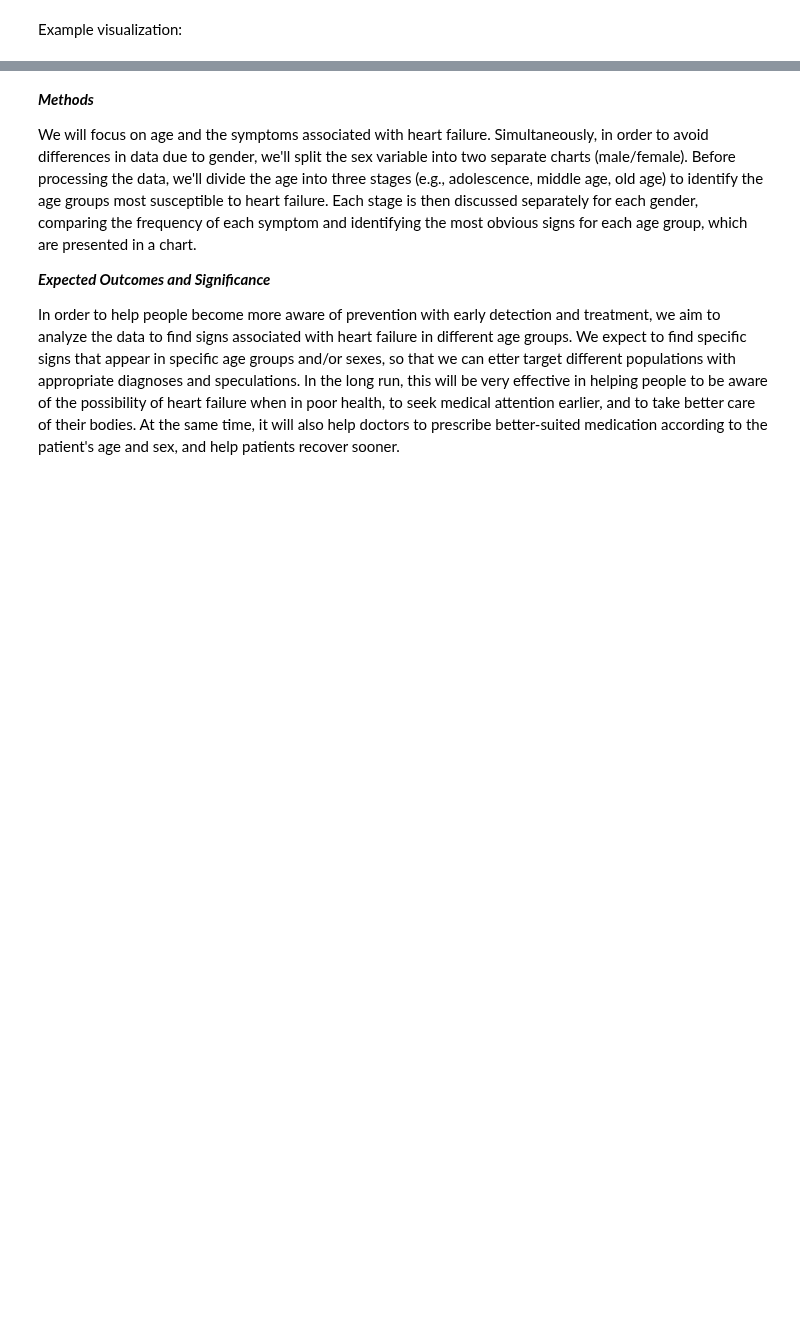
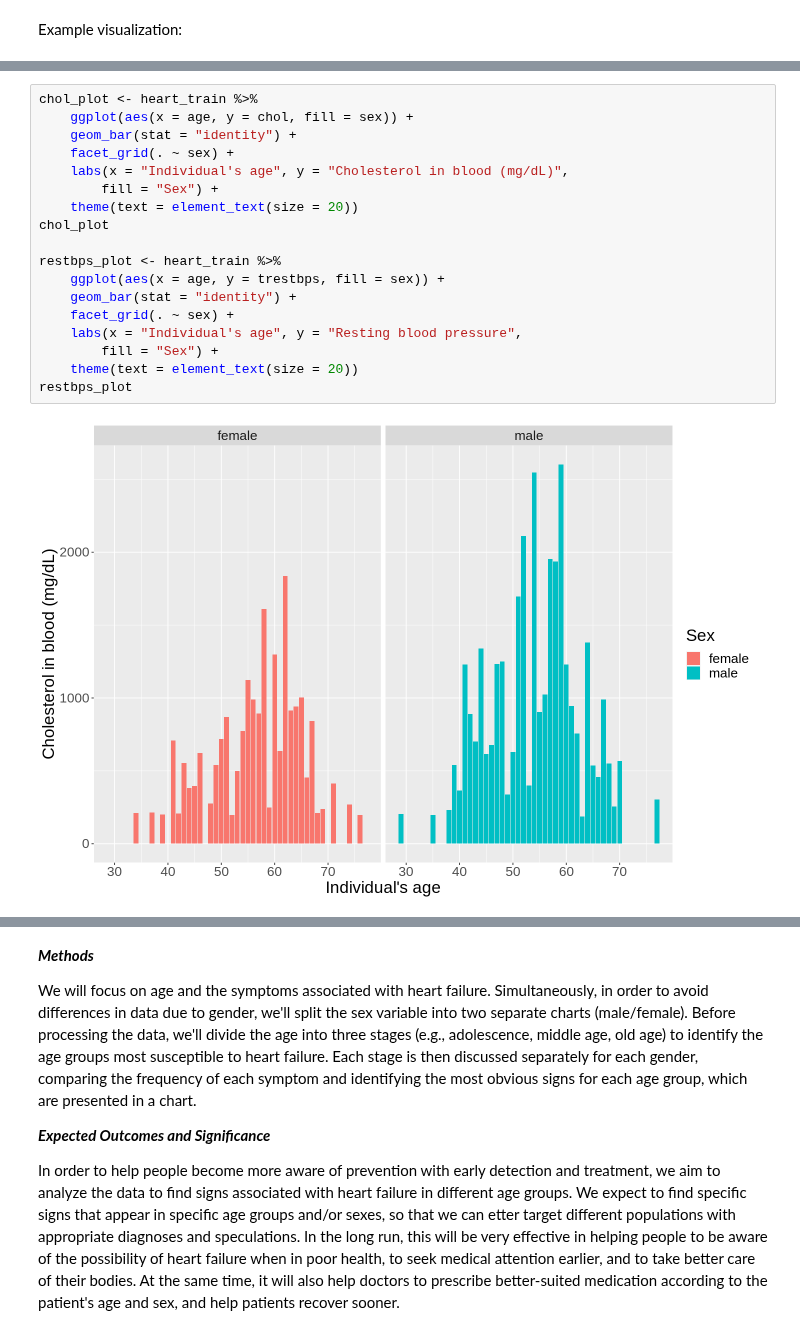
Before and after one commit to ssyl29/group_project, a Jupyter notebook: proposal.ipynb, the cells around one changed output, grey strips where cells are left out. Drawn from its saved outputs; the diff is of its cells as text; blank space fills up the shorter version.

Commit message:
graph

```diff
--- a/proposal.ipynb
+++ b/proposal.ipynb
@@ -271 +271,21 @@ Traceback:
 [figure]
+# %%
+chol_plot <- heart_train %>%
+    ggplot(aes(x = age, y = chol, fill = sex)) +
+    geom_bar(stat = "identity") +
+    facet_grid(. ~ sex) +
+    labs(x = "Individual's age", y = "Cholesterol in blood (mg/dL)",
+        fill = "Sex") +
+    theme(text = element_text(size = 20))
+chol_plot
+
+restbps_plot <- heart_train %>%
+    ggplot(aes(x = age, y = trestbps, fill = sex)) +
+    geom_bar(stat = "identity") +
+    facet_grid(. ~ sex) +
+    labs(x = "Individual's age", y = "Resting blood pressure",
+        fill = "Sex") +
+    theme(text = element_text(size = 20))
+restbps_plot
+# %% [output]
+[figure, added]
```
Also changed, not shown: parts of 3 cells of this notebook.
